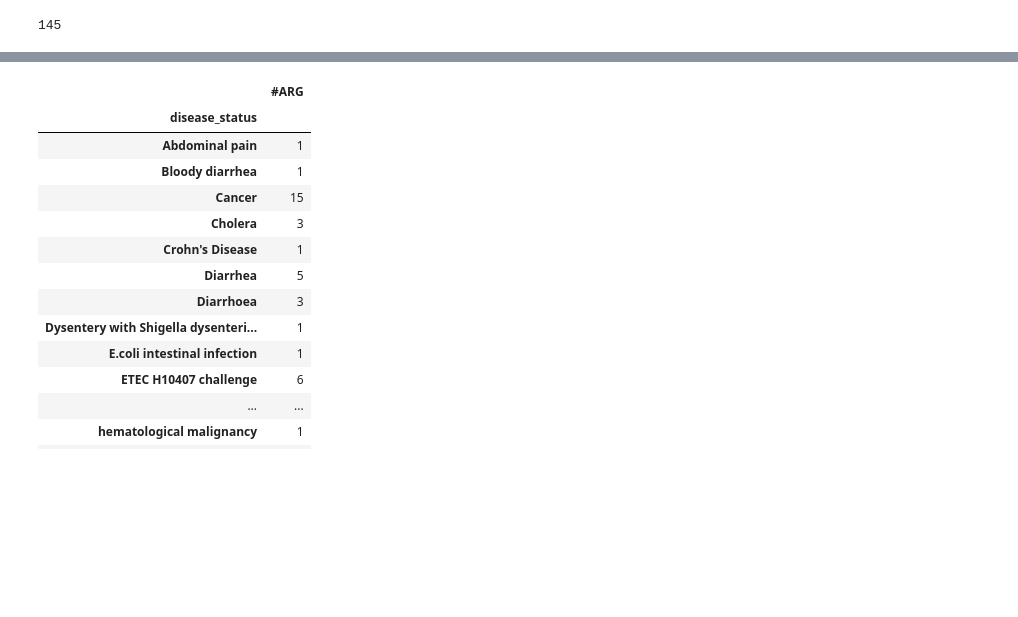
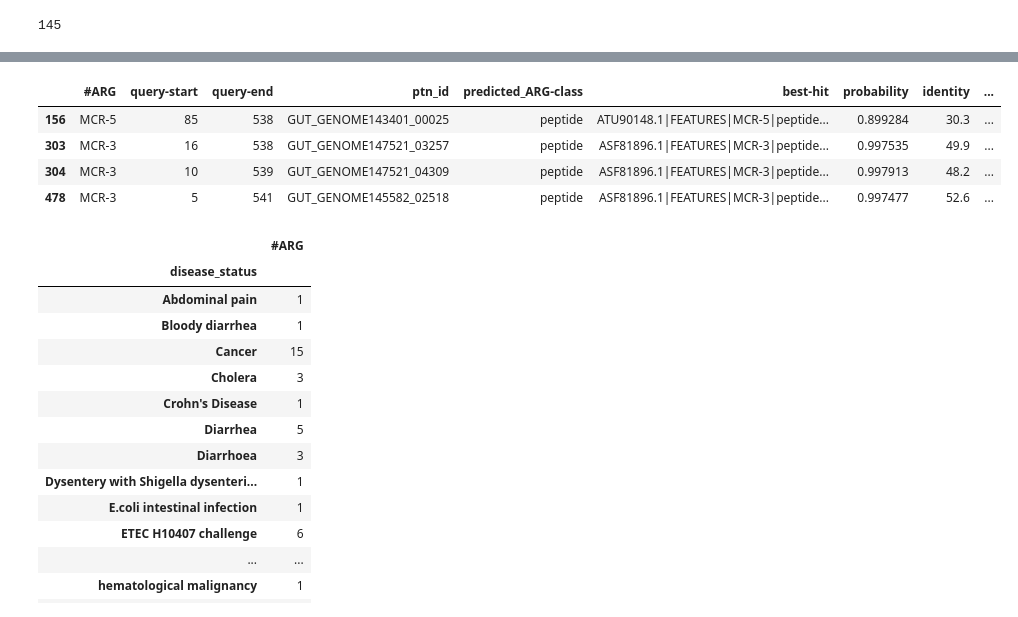
Before and after one commit to rcuadrat/human_microbiome_mcr, a Jupyter notebook: MCR_human.ipynb, the cells around one changed output, grey strips where cells are left out. Saved outputs shown, nothing was run; the diff lists cells and outputs as text; code cells hidden in the pictures; blank space fills up the shorter version.

```diff
--- a/MCR_human.ipynb
+++ b/MCR_human.ipynb
@@ -449 +363,9 @@ mcr2=pd.merge(mcr2,disease,on="Sample_accession",how="left")
+# %%
+mcr[mcr["Country"]=="South Korea"]
+# %% [output]
+|  | #ARG | query-start | query-end | ptn_id | predicted_ARG-class | best-hit | probability | identity | ... |
+| 156 | MCR-5 | 85 | 538 | GUT_GENOME143401_00025 | peptide | ATU90148.1|FEATURES|MCR-5|peptide... | 0.899284 | 30.3 | ... |
+| 303 | MCR-3 | 16 | 538 | GUT_GENOME147521_03257 | peptide | ASF81896.1|FEATURES|MCR-3|peptide... | 0.997535 | 49.9 | ... |
+| 304 | MCR-3 | 10 | 539 | GUT_GENOME147521_04309 | peptide | ASF81896.1|FEATURES|MCR-3|peptide... | 0.997913 | 48.2 | ... |
+| 478 | MCR-3 | 5 | 541 | GUT_GENOME145582_02518 | peptide | ASF81896.1|FEATURES|MCR-3|peptide... | 0.997477 | 52.6 | ... |
 # %%
```
Also changed, not shown: parts of 151 cells of this notebook.
